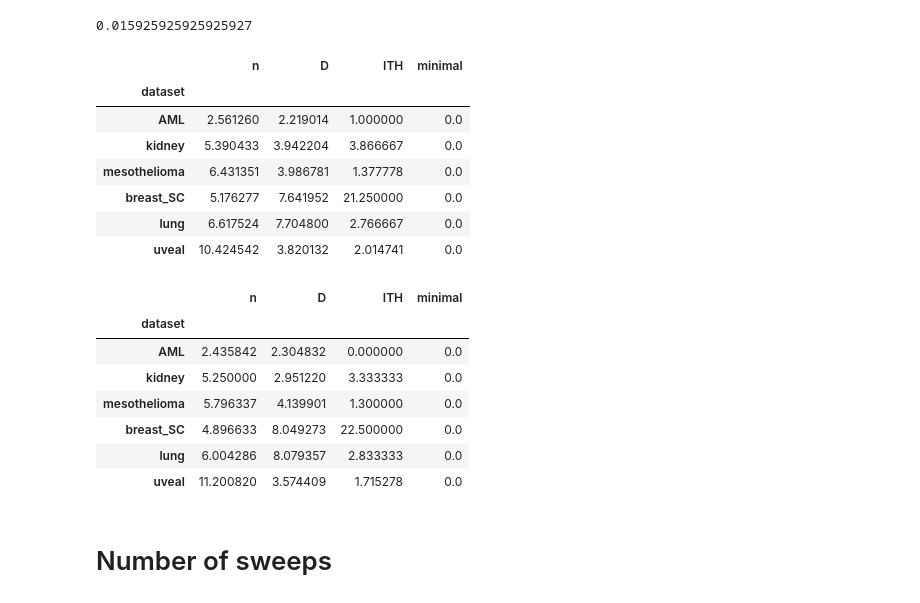
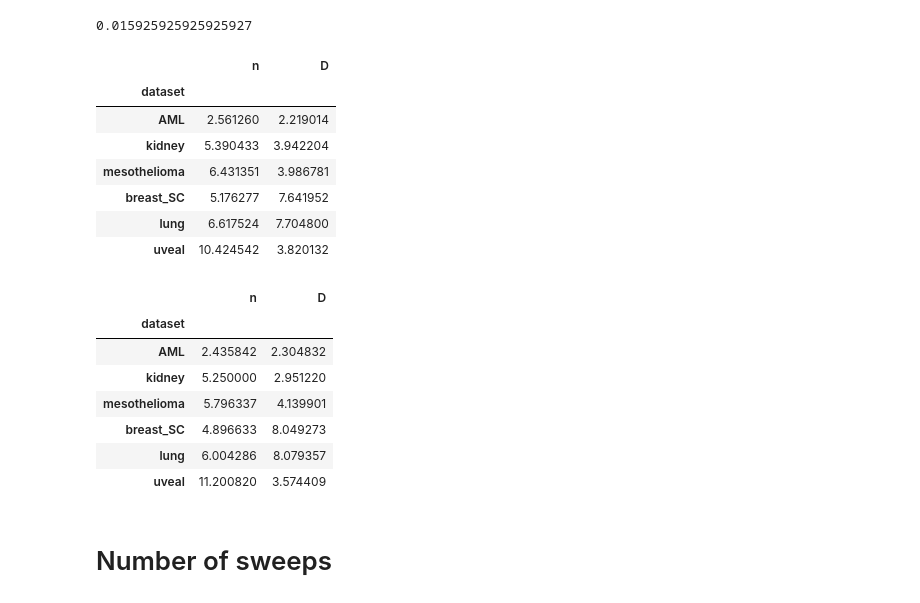
Before and after one commit to schwarzlab-ccb/SMITH, a Jupyter notebook: notebooks/create_figures.ipynb, the cells around one changed output. Drawn from its saved outputs; the diff is of its cells as text; code cells hidden in the pictures.

```diff
--- a/notebooks/create_figures.ipynb
+++ b/notebooks/create_figures.ipynb
@@ -89,27 +91,27 @@ noble_combined.loc[noble_combined['label']=='invasive_glandular', 'Sweep'].sum()
 # %% [output]
 0.015925925925925927
 # %%
-real_data_filtered.groupby('dataset').mean().loc[datasets]
+real_data.groupby('dataset').mean().loc[datasets]
 # %% [output]
-|  | n | D | ITH | minimal |
-| dataset |  |  |  |  |
-| AML | 2.561260 | 2.219014 | 1.000000 | 0.0 |
-| kidney | 5.390433 | 3.942204 | 3.866667 | 0.0 |
-| mesothelioma | 6.431351 | 3.986781 | 1.377778 | 0.0 |
-| breast_SC | 5.176277 | 7.641952 | 21.250000 | 0.0 |
-| lung | 6.617524 | 7.704800 | 2.766667 | 0.0 |
-| uveal | 10.424542 | 3.820132 | 2.014741 | 0.0 |
+|  | n | D |
+| dataset |  |  |
+| AML | 2.561260 | 2.219014 |
+| kidney | 5.390433 | 3.942204 |
+| mesothelioma | 6.431351 | 3.986781 |
+| breast_SC | 5.176277 | 7.641952 |
+| lung | 6.617524 | 7.704800 |
+| uveal | 10.424542 | 3.820132 |
 # %%
-real_data_filtered.groupby('dataset').median().loc[datasets]
+real_data.groupby('dataset').median().loc[datasets]
 # %% [output]
-|  | n | D | ITH | minimal |
-| dataset |  |  |  |  |
-| AML | 2.435842 | 2.304832 | 0.000000 | 0.0 |
-| kidney | 5.250000 | 2.951220 | 3.333333 | 0.0 |
-| mesothelioma | 5.796337 | 4.139901 | 1.300000 | 0.0 |
-| breast_SC | 4.896633 | 8.049273 | 22.500000 | 0.0 |
-| lung | 6.004286 | 8.079357 | 2.833333 | 0.0 |
-| uveal | 11.200820 | 3.574409 | 1.715278 | 0.0 |
+|  | n | D |
+| dataset |  |  |
+| AML | 2.435842 | 2.304832 |
+| kidney | 5.250000 | 2.951220 |
+| mesothelioma | 5.796337 | 4.139901 |
+| breast_SC | 4.896633 | 8.049273 |
+| lung | 6.004286 | 8.079357 |
+| uveal | 11.200820 | 3.574409 |
 # %% [markdown]
 # Number of sweeps
 # %%
```
Also changed, not shown: parts of 9 cells of this notebook, 3 other files.
